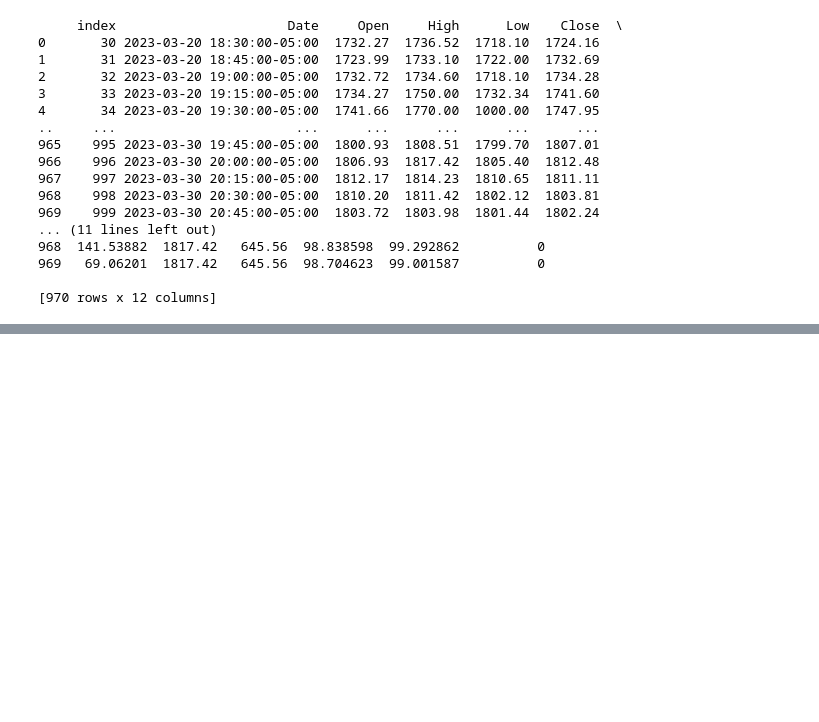
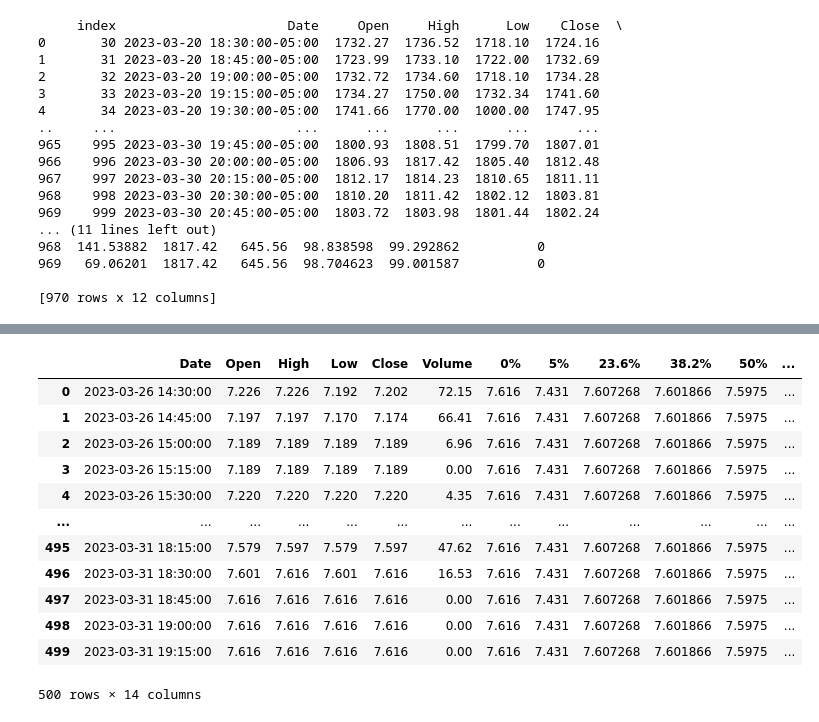
Before and after one commit to kubadlugosz/Geminit-Trading-Bot, a Jupyter notebook: Backtest.ipynb, the cells around one changed output, grey strips where cells are left out. Saved outputs shown, nothing was run; the diff lists cells and outputs as text; code cells hidden in the pictures; blank space fills up the shorter version.

```diff
--- a/Backtest.ipynb
+++ b/Backtest.ipynb
@@ -495,8 +511,8 @@ timeframe = '15m'
 ohlcv = binance.fetch_ohlcv(symbol, timeframe)
 
 # Convert the data to a Pandas DataFrame and clean up the column names
-df = pd.DataFrame(ohlcv, columns=['Timestamp', 'Open', 'High', 'Low', 'Close', 'Volume'])
-df['Timestamp'] = pd.to_datetime(df['Timestamp'], unit='ms')
+df = pd.DataFrame(ohlcv, columns=['Date', 'Open', 'High', 'Low', 'Close', 'Volume'])
+df['Date'] = pd.to_datetime(df['Timestamp'], unit='ms')
 #df.set_index('Timestamp', inplace=True)
 
 # Print the last few rows of the DataFrame
@@ -738,0 +735,21 @@ ModuleNotFoundError: No module named 'pyti.zigzag'
+# %%
+import ccxt
+import pandas as pd
+
+# Initialize the Binance exchange object
+binance = ccxt.binanceus()
+
+# Define the symbol and timeframe for the data
+symbol = 'LINK/USDT'
+timeframe = '15m'
+
+# Fetch historical OHLCV data
+ohlcv = binance.fetch_ohlcv(symbol, timeframe)
+
+# Convert the data to a Pandas DataFrame and clean up the column names
+df = pd.DataFrame(ohlcv, columns=['Date', 'Open', 'High', 'Low', 'Close', 'Volume'])
+df['Date'] = pd.to_datetime(df['Date'], unit='ms')
+#df.set_index('Timestamp', inplace=True)
+
+# Print the last few rows of the DataFrame
+print(df.tail())
@@ -738,0 +899,16 @@ ModuleNotFoundError: No module named 'pyti.zigzag'
+# %%
+fibonacci_retracement(df, 5,5)
+# %% [output]
+|  | Date | Open | High | Low | Close | Volume | 0% | 5% | 23.6% | 38.2% | 50% | ... |
+| 0 | 2023-03-26 14:30:00 | 7.226 | 7.226 | 7.192 | 7.202 | 72.15 | 7.616 | 7.431 | 7.607268 | 7.601866 | 7.5975 | ... |
+| 1 | 2023-03-26 14:45:00 | 7.197 | 7.197 | 7.170 | 7.174 | 66.41 | 7.616 | 7.431 | 7.607268 | 7.601866 | 7.5975 | ... |
+| 2 | 2023-03-26 15:00:00 | 7.189 | 7.189 | 7.189 | 7.189 | 6.96 | 7.616 | 7.431 | 7.607268 | 7.601866 | 7.5975 | ... |
+| 3 | 2023-03-26 15:15:00 | 7.189 | 7.189 | 7.189 | 7.189 | 0.00 | 7.616 | 7.431 | 7.607268 | 7.601866 | 7.5975 | ... |
+| 4 | 2023-03-26 15:30:00 | 7.220 | 7.220 | 7.220 | 7.220 | 4.35 | 7.616 | 7.431 | 7.607268 | 7.601866 | 7.5975 | ... |
+| ... | ... | ... | ... | ... | ... | ... | ... | ... | ... | ... | ... | ... |
+| 495 | 2023-03-31 18:15:00 | 7.579 | 7.597 | 7.579 | 7.597 | 47.62 | 7.616 | 7.431 | 7.607268 | 7.601866 | 7.5975 | ... |
+| 496 | 2023-03-31 18:30:00 | 7.601 | 7.616 | 7.601 | 7.616 | 16.53 | 7.616 | 7.431 | 7.607268 | 7.601866 | 7.5975 | ... |
+| 497 | 2023-03-31 18:45:00 | 7.616 | 7.616 | 7.616 | 7.616 | 0.00 | 7.616 | 7.431 | 7.607268 | 7.601866 | 7.5975 | ... |
+| 498 | 2023-03-31 19:00:00 | 7.616 | 7.616 | 7.616 | 7.616 | 0.00 | 7.616 | 7.431 | 7.607268 | 7.601866 | 7.5975 | ... |
+| 499 | 2023-03-31 19:15:00 | 7.616 | 7.616 | 7.616 | 7.616 | 0.00 | 7.616 | 7.431 | 7.607268 | 7.601866 | 7.5975 | ... |
+500 rows × 14 columns
```
Also changed, not shown: parts of 8 cells of this notebook, 1 other file.
